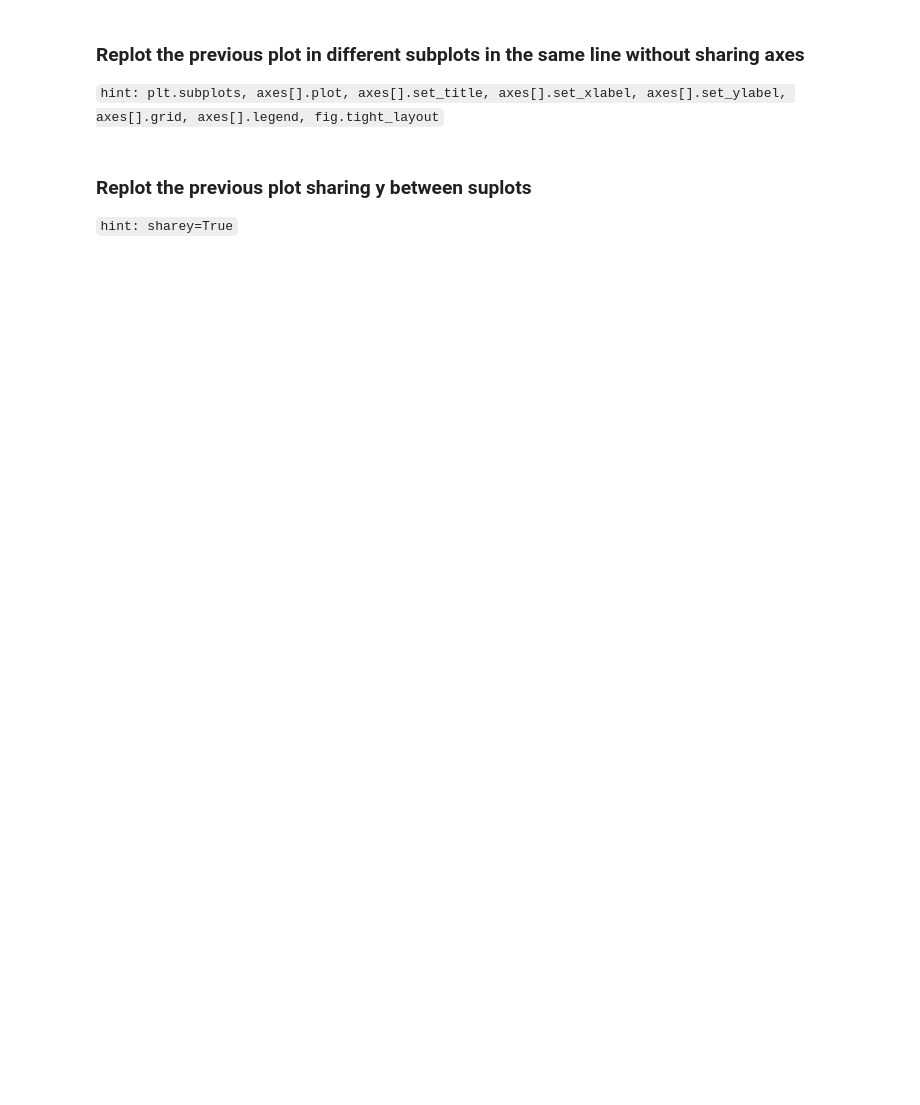
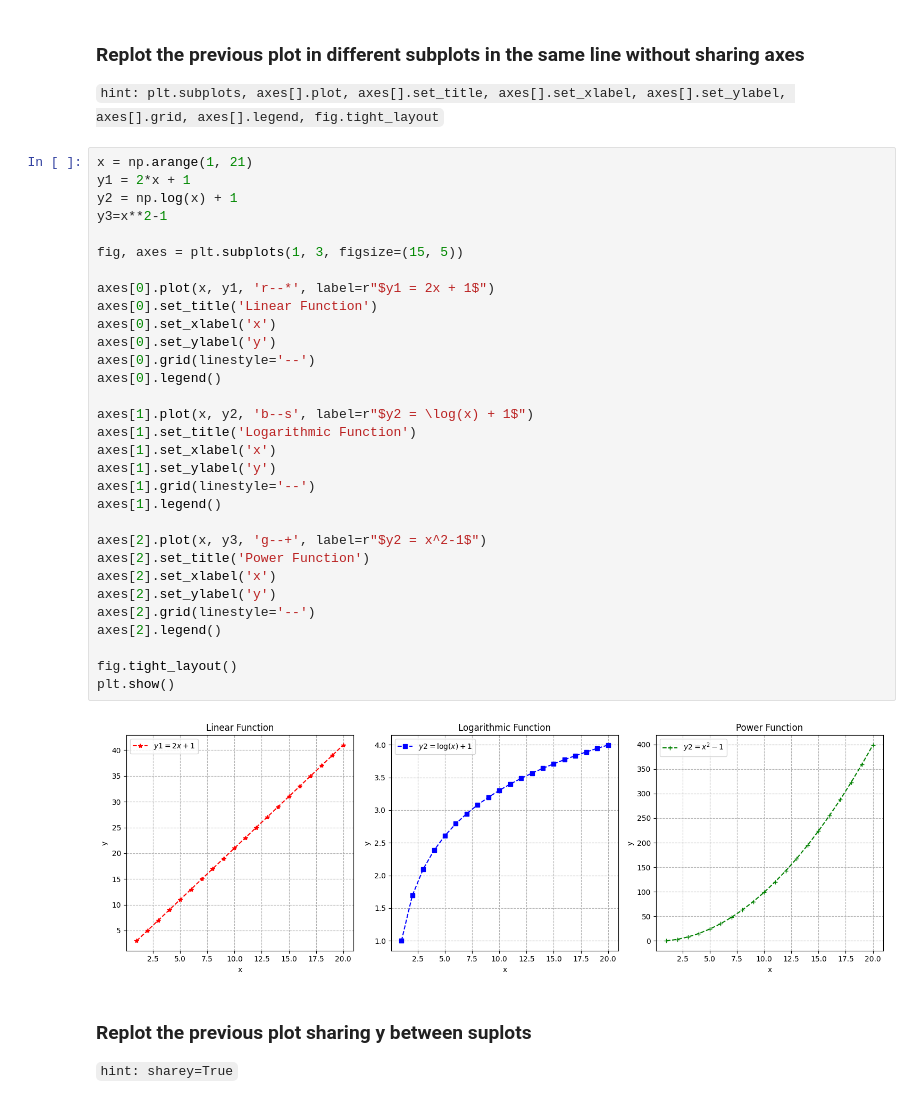
Before and after one commit to PatrickPasolini/MLDM_Lab, a Jupyter notebook: Python-Introduction/04-Matplotlib-Exercises.ipynb, the cells around one changed output. Saved outputs shown, nothing was run; the diff lists cells and outputs as text; blank space fills up the shorter version.

```diff
--- a/Python-Introduction/04-Matplotlib-Exercises.ipynb
+++ b/Python-Introduction/04-Matplotlib-Exercises.ipynb
@@ -35,6 +92,39 @@
 # %% [markdown]
 ### Replot the previous plot in different subplots in the same line without sharing axes
 `hint: plt.subplots, axes[].plot, axes[].set_title, axes[].set_xlabel, axes[].set_ylabel, axes[].grid, axes[].legend, fig.tight_layout`
+# %%
+x = np.arange(1, 21)
+y1 = 2*x + 1
+y2 = np.log(x) + 1
+y3=x**2-1
+
+fig, axes = plt.subplots(1, 3, figsize=(15, 5))
+
+axes[0].plot(x, y1, 'r--*', label=r"$y1 = 2x + 1$")
+axes[0].set_title('Linear Function')
+axes[0].set_xlabel('x')
+axes[0].set_ylabel('y')
+axes[0].grid(linestyle='--')
+axes[0].legend()
+
+axes[1].plot(x, y2, 'b--s', label=r"$y2 = \log(x) + 1$")
+axes[1].set_title('Logarithmic Function')
+axes[1].set_xlabel('x')
+axes[1].set_ylabel('y')
+axes[1].grid(linestyle='--')
+axes[1].legend()
+
+axes[2].plot(x, y3, 'g--+', label=r"$y2 = x^2-1$")
+axes[2].set_title('Power Function')
+axes[2].set_xlabel('x')
+axes[2].set_ylabel('y')
+axes[2].grid(linestyle='--')
+axes[2].legend()
+
+fig.tight_layout()
+plt.show()
+# %% [output]
+[figure, added]
 # %% [markdown]
 ### Replot the previous plot sharing y between suplots
 `hint: sharey=True`
```
Also changed, not shown: parts of 15 cells of this notebook.
